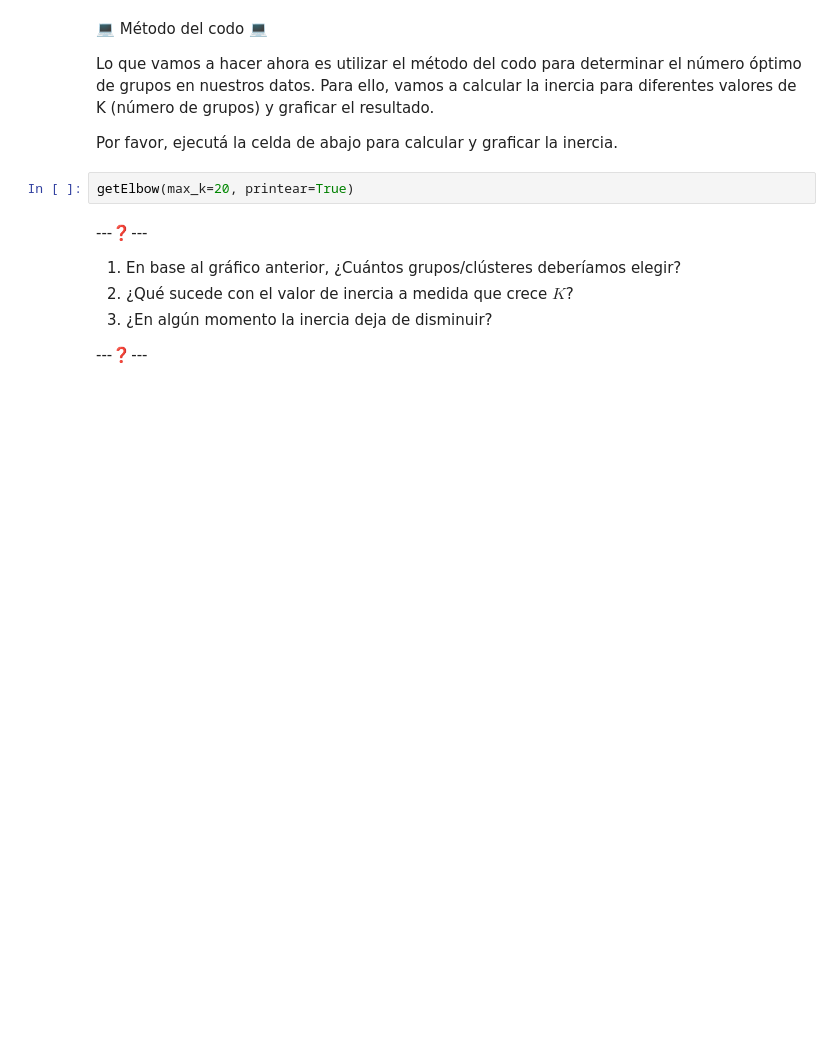
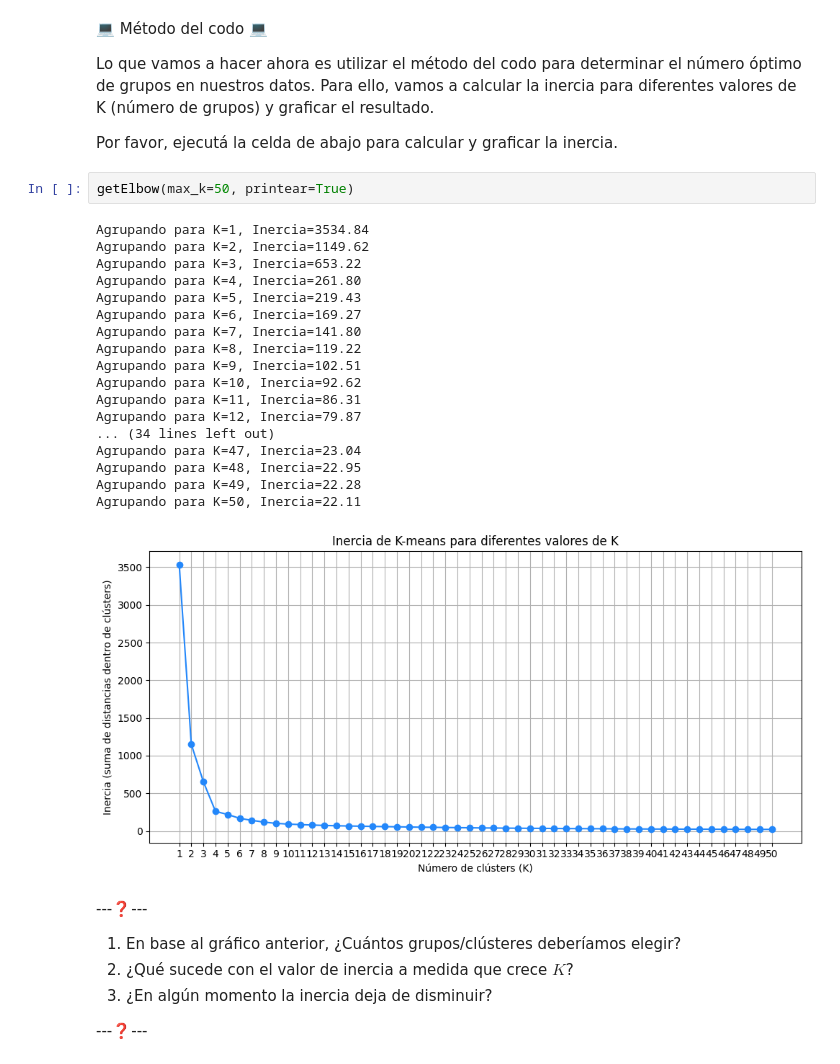
Before and after one commit to lucasbaldezzari/cdan, a Jupyter notebook: 2. Algoritmos básicos de clustering.ipynb, the cells around one changed output. Drawn from its saved outputs; the diff is of its cells as text; blank space fills up the shorter version.

```diff
--- a/2. Algoritmos básicos de clustering.ipynb
+++ b/2. Algoritmos básicos de clustering.ipynb
@@ -311,7 +336,26 @@ Lo que vamos a hacer ahora es utilizar el método del codo para determinar el n
 
 Por favor, ejecutá la celda de abajo para calcular y graficar la inercia.
 # %%
-getElbow(max_k=20, printear=True)
+getElbow(max_k=50, printear=True)
+# %% [output]
+Agrupando para K=1, Inercia=3534.84
+Agrupando para K=2, Inercia=1149.62
+Agrupando para K=3, Inercia=653.22
+Agrupando para K=4, Inercia=261.80
+Agrupando para K=5, Inercia=219.43
+Agrupando para K=6, Inercia=169.27
+Agrupando para K=7, Inercia=141.80
+Agrupando para K=8, Inercia=119.22
+Agrupando para K=9, Inercia=102.51
+Agrupando para K=10, Inercia=92.62
+Agrupando para K=11, Inercia=86.31
+Agrupando para K=12, Inercia=79.87
+... (34 lines left out)
+Agrupando para K=47, Inercia=23.04
+Agrupando para K=48, Inercia=22.95
+Agrupando para K=49, Inercia=22.28
+Agrupando para K=50, Inercia=22.11
+[figure, added]
 # %% [markdown]
 ---❓---
 
```
Also changed, not shown: parts of 12 cells of this notebook, 3 other files.
